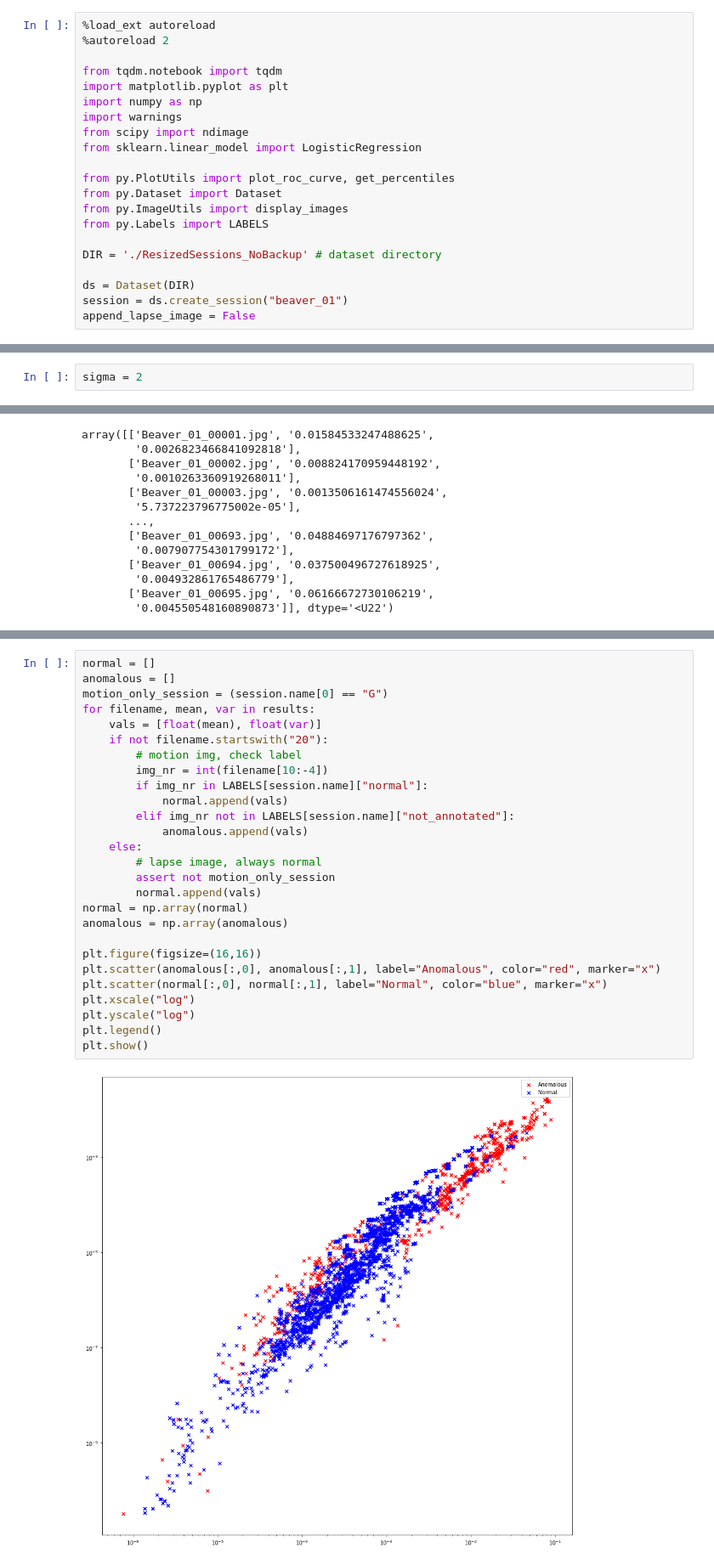
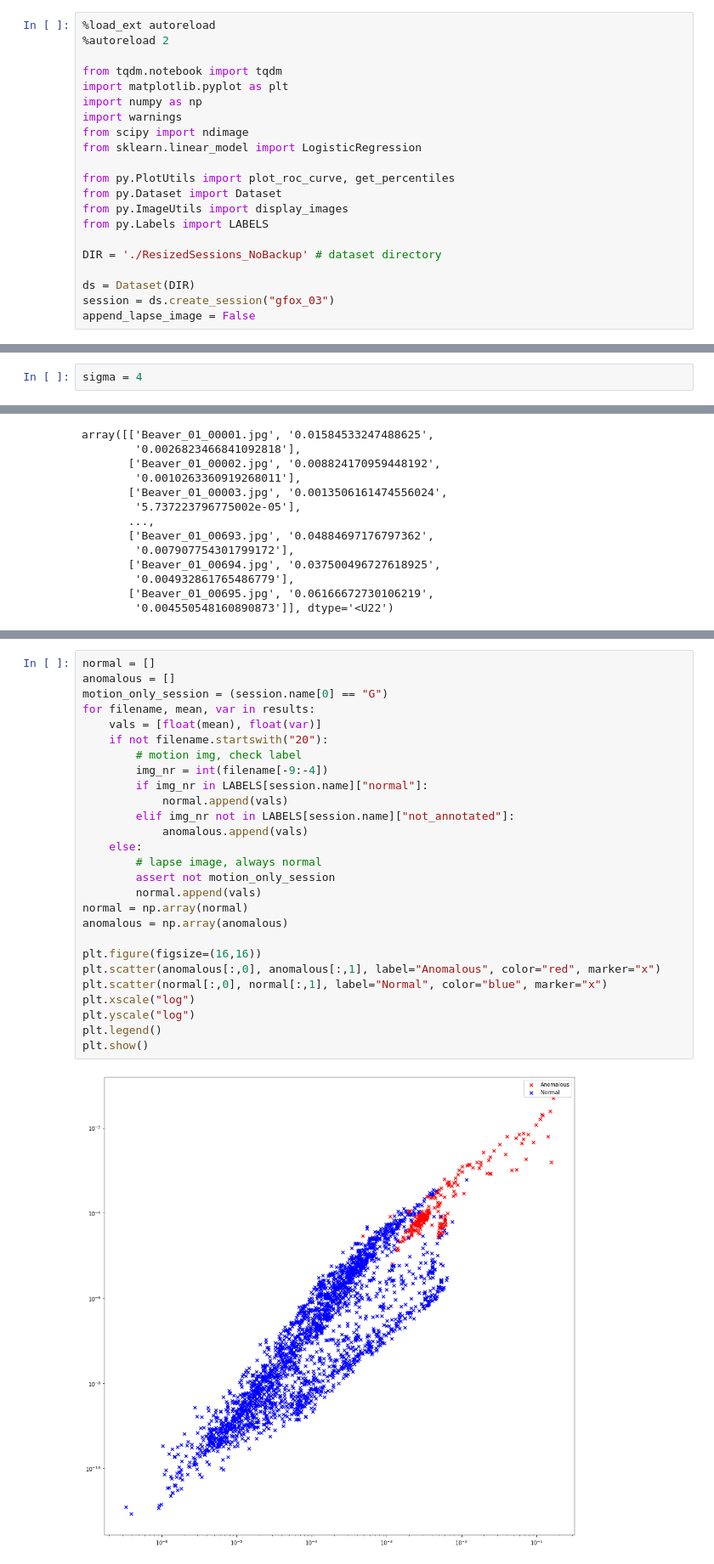
Before and after one commit to kleincode/camera-trap-anomaly-detection, a Jupyter notebook: approach2_background_estimation.ipynb, the cells around one changed output, grey strips where cells are left out. Shown at 85% size. Cells and saved outputs as stored; diff of their text form.

```diff
--- a/approach2_background_estimation.ipynb
+++ b/approach2_background_estimation.ipynb
@@ -33,7 +33,7 @@ from py.Labels import LABELS
 DIR = './ResizedSessions_NoBackup' # dataset directory
 
 ds = Dataset(DIR)
-session = ds.create_session("beaver_01")
+session = ds.create_session("gfox_03")
 append_lapse_image = False
 # %% [output]
 The autoreload extension is already loaded. To reload it, use:
@@ -200,7 +208,7 @@ Two orders possible:
 
 Experiments show that order 1 yields better results.
 # %%
-sigma = 2
+sigma = 4
 # %%
 results = []
 
@@ -258,29 +272,29 @@ array([['Beaver_01_00001.jpg', '0.01584533247488625',
 # %%
 normal = []
 anomalous = []
 motion_only_session = (session.name[0] == "G")
 for filename, mean, var in results:
     vals = [float(mean), float(var)]
     if not filename.startswith("20"):
         # motion img, check label
-        img_nr = int(filename[10:-4])
+        img_nr = int(filename[-9:-4])
         if img_nr in LABELS[session.name]["normal"]:
             normal.append(vals)
         elif img_nr not in LABELS[session.name]["not_annotated"]:
             anomalous.append(vals)
     else:
         # lapse image, always normal
         assert not motion_only_session
         normal.append(vals)
 normal = np.array(normal)
 anomalous = np.array(anomalous)
 
 plt.figure(figsize=(16,16))
 plt.scatter(anomalous[:,0], anomalous[:,1], label="Anomalous", color="red", marker="x")
 plt.scatter(normal[:,0], normal[:,1], label="Normal", color="blue", marker="x")
 plt.xscale("log")
 plt.yscale("log")
 plt.legend()
 plt.show()
 # %% [output]
-[figure, old version]
+[figure, new version]
```
Also changed, not shown: parts of 18 cells of this notebook, 27 other files.
